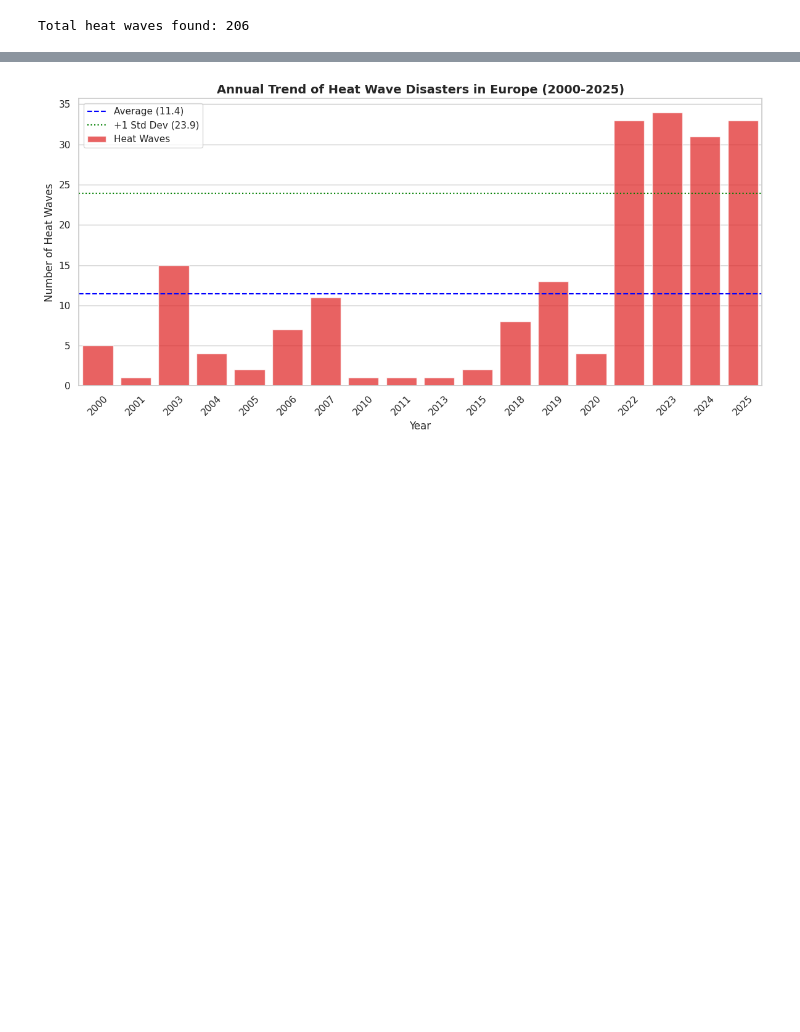
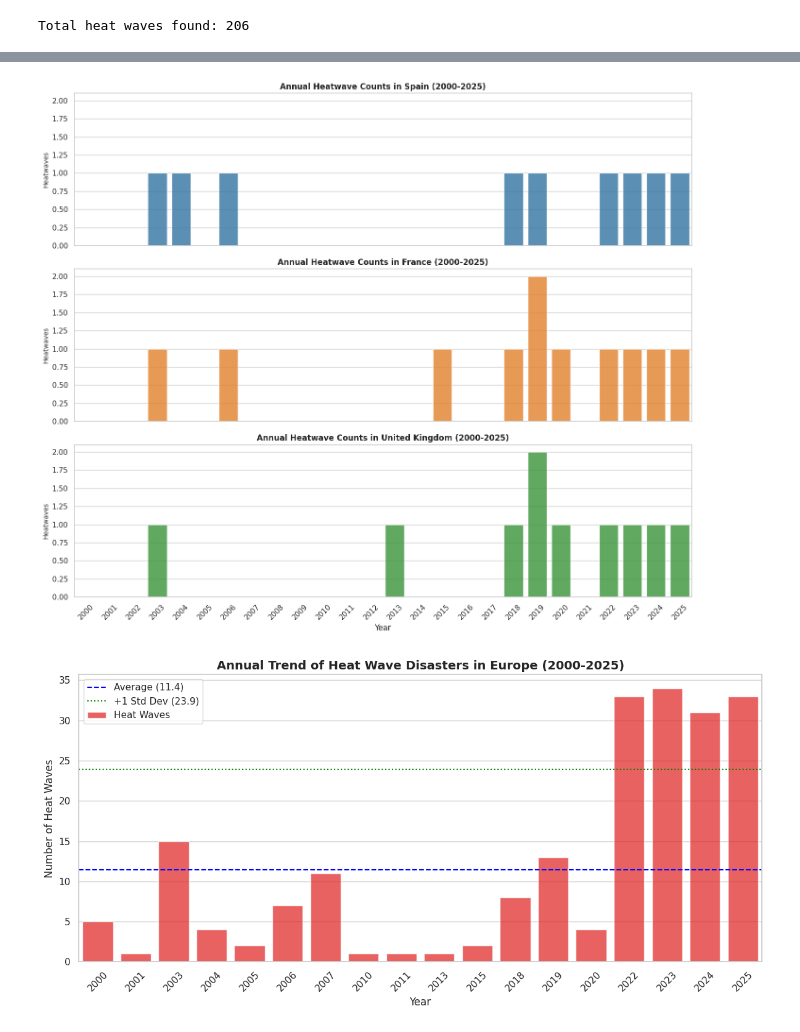
Before and after one commit to mjduarterosa/tdda-tutorial_emdat, a Jupyter notebook: notebooks/tdd_tutorial_EMDAT.ipynb, the cells around one changed output, grey strips where cells are left out. Saved outputs shown, nothing was run; the diff lists cells and outputs as text; code cells hidden in the pictures; blank space fills up the shorter version.

Commit message:
check individual countries

```diff
--- a/notebooks/tdd_tutorial_EMDAT.ipynb
+++ b/notebooks/tdd_tutorial_EMDAT.ipynb
@@ -133,3 +158,52 @@ Total heat waves found: 206
+# %%
+import pandas as pd
+import matplotlib.pyplot as plt
+import seaborn as sns
+
+# 1. Define target countries
+target_countries = ['Spain', 'France', 'United Kingdom of Great Britain and Northern Ireland']
+
+# 2. Filter heatwave data for these countries and count annual occurrences
+df_target_hw = df_heatwaves[df_heatwaves['Country'].isin(target_countries)]
+counts_by_country_year = df_target_hw.groupby(['Country', 'Start Year']).size().reset_index(name='Heatwave Count')
+
+# 3. Build a complete year grid (2000-2025) for each country so missing years show as 0
+years_grid = pd.MultiIndex.from_product(
+    [target_countries, range(2000, 2026)],
+    names=['Country', 'Start Year']
+).to_frame().reset_index(drop=True)
+
+# Merge grid with counts and fill NaNs with 0
+country_hw_complete = pd.merge(years_grid, counts_by_country_year, on=['Country', 'Start Year'], how='left').fillna(0)
+country_hw_complete['Heatwave Count'] = country_hw_complete['Heatwave Count'].astype(int)
+
+# 4. Create the subplots
+fig, axes = plt.subplots(3, 1, figsize=(14, 12), sharex=True, sharey=True)
+sns.set_theme(style="whitegrid")
+
+colors = ['#1f77b4', '#ff7f0e', '#2ca02c']
+short_names = {'Spain': 'Spain', 'France': 'France', 'United Kingdom of Great Britain and Northern Ireland': 'United Kingdom'}
+
+for i, country in enumerate(target_countries):
+    country_data = country_hw_complete[country_hw_complete['Country'] == country]
+    sns.barplot(
+        ax=axes[i],
+        data=country_data,
+        x='Start Year',
+        y='Heatwave Count',
+        color=colors[i],
+        alpha=0.8
+    )
+    axes[i].set_title(f'Annual Heatwave Counts in {short_names[country]} (2000-2025)', fontsize=12, fontweight='bold')
+    axes[i].set_ylabel('Heatwaves', fontsize=10)
+    axes[i].set_xlabel('')
+
+plt.xlabel('Year', fontsize=12)
+plt.xticks(rotation=45)
+plt.tight_layout()
+plt.show()
+# %% [output]
+[figure, added]
 # %%
 # Calculate the number of heat waves per year
 heatwaves_per_year = df_heatwaves.groupby('Start Year').size().reset_index(name='Heatwave Count')
```
Also changed, not shown: parts of 1 cell of this notebook.
